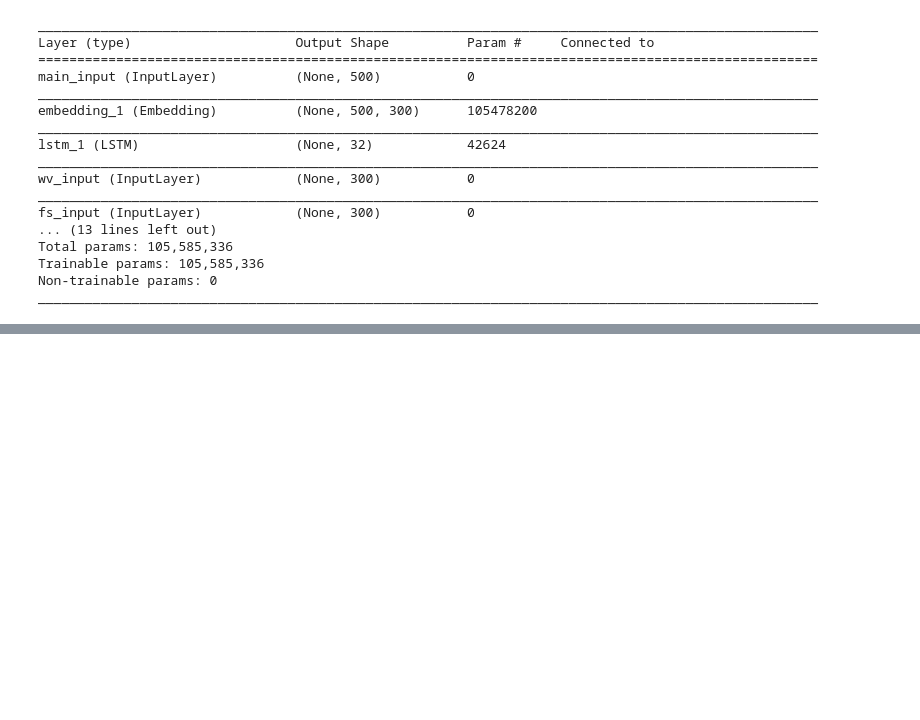
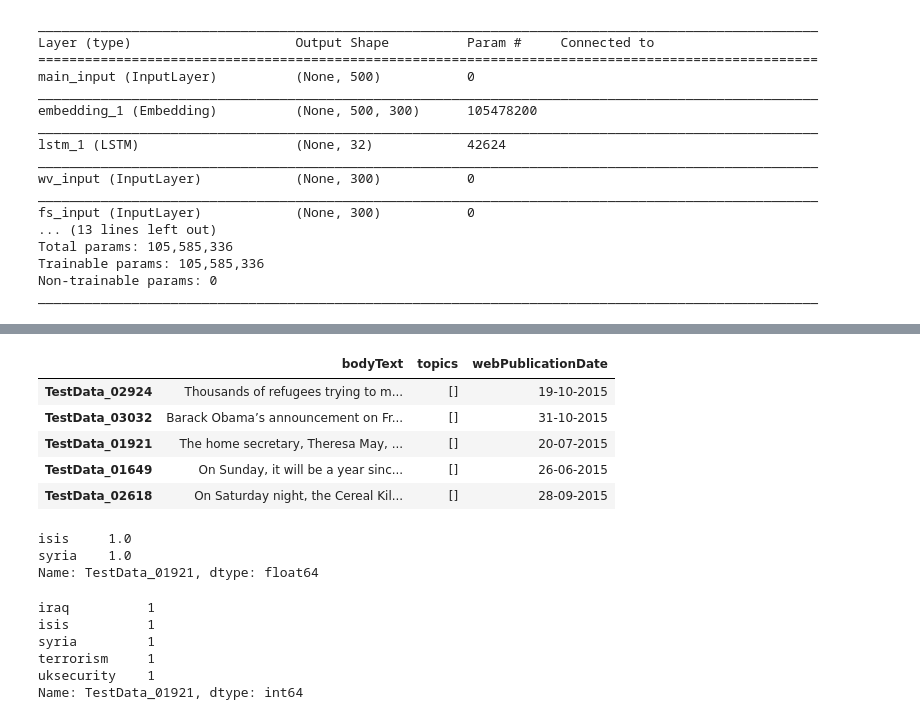
Before and after one commit to avsolatorio/data-science-challenge-growing-instability-05-13-2017, a Jupyter notebook: src/LSTM + Word2vec + Fasttext.ipynb, the cells around one changed output, grey strips where cells are left out. Cells and saved outputs as stored; diff of their text form; code cells hidden in the pictures; blank space fills up the shorter version.

```diff
--- a/src/LSTM + Word2vec + Fasttext.ipynb
+++ b/src/LSTM + Word2vec + Fasttext.ipynb
@@ -200,10 +223,11 @@ ________________________________________________________________________________
 # %%
 %%time
 # And trained it via:
+batch_size = 770
 model.fit(
     {'main_input': x_train, 'wv_input': wv_train, 'fs_input': fs_train},
     {'main_output': y_train, 'aux_output': y_train},
-    epochs=1, batch_size=500,   # 500
+    epochs=1, batch_size=batch_size,   # 500
     validation_split=0.2
 )
 # %% [output]
@@ -289,0 +630,9 @@ test_sub_df.astype(int).reset_index().rename(columns={'index': 'id'}).sort_value
+# %%
+test_df.sample(5)
+# %% [output]
+|  | bodyText | topics | webPublicationDate |
+| TestData_02924 | Thousands of refugees trying to m... | [] | 19-10-2015 |
+| TestData_03032 | Barack Obama’s announcement on Fr... | [] | 31-10-2015 |
+| TestData_01921 | The home secretary, Theresa May, ... | [] | 20-07-2015 |
+| TestData_01649 | On Sunday, it will be a year sinc... | [] | 26-06-2015 |
+| TestData_02618 | On Saturday night, the Cereal Kil... | [] | 28-09-2015 |
@@ -289,0 +641,17 @@ test_sub_df.astype(int).reset_index().rename(columns={'index': 'id'}).sort_value
+# %%
+q = test_sub_df.ix[test_ix]
+q[q>0]
+# %% [output]
+isis     1.0
+syria    1.0
+Name: TestData_01921, dtype: float64
+# %%
+q = top_submission.set_index('id').ix[test_ix]
+q[q>0]
+# %% [output]
+iraq          1
+isis          1
+syria         1
+terrorism     1
+uksecurity    1
+Name: TestData_01921, dtype: int64
```
Also changed, not shown: parts of 60 cells of this notebook.
